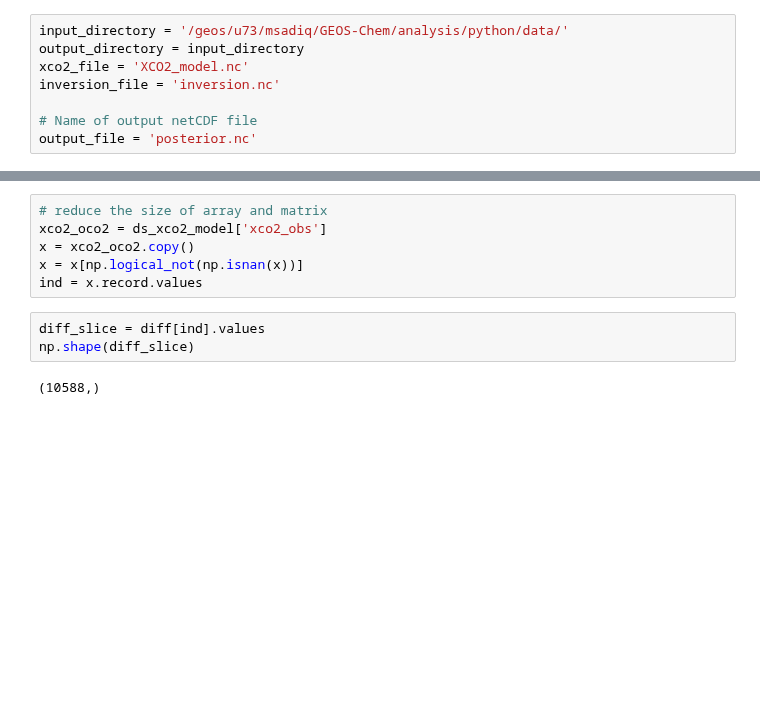
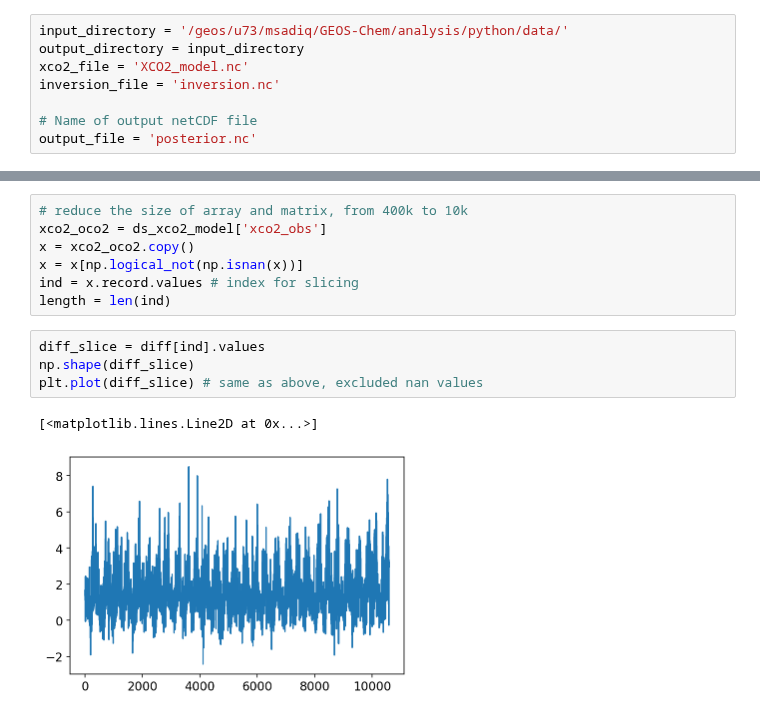
Before and after one commit to MehliyarSadiq/geoschem_simulations, a Jupyter notebook: inversion/satellite/oco-2/4.inversion.ipynb, the cells around one changed output, grey strips where cells are left out. Cells and saved outputs as stored; diff of their text form; blank space fills up the shorter version.

```diff
--- a/inversion/satellite/oco-2/4.inversion.ipynb
+++ b/inversion/satellite/oco-2/4.inversion.ipynb
@@ -33,12 +41,15 @@ diff.plot()
 # %%
-# reduce the size of array and matrix
+# reduce the size of array and matrix, from 400k to 10k
 xco2_oco2 = ds_xco2_model['xco2_obs']
 x = xco2_oco2.copy()
 x = x[np.logical_not(np.isnan(x))]
-ind = x.record.values
+ind = x.record.values # index for slicing
+length = len(ind)
 # %%
 diff_slice = diff[ind].values
 np.shape(diff_slice)
+plt.plot(diff_slice) # same as above, excluded nan values
 # %% [output]
-(10588,)
+[<matplotlib.lines.Line2D at 0x...>]
+[figure, added]
 # %%
```
Also changed, not shown: parts of 16 cells of this notebook, 1 other file.
